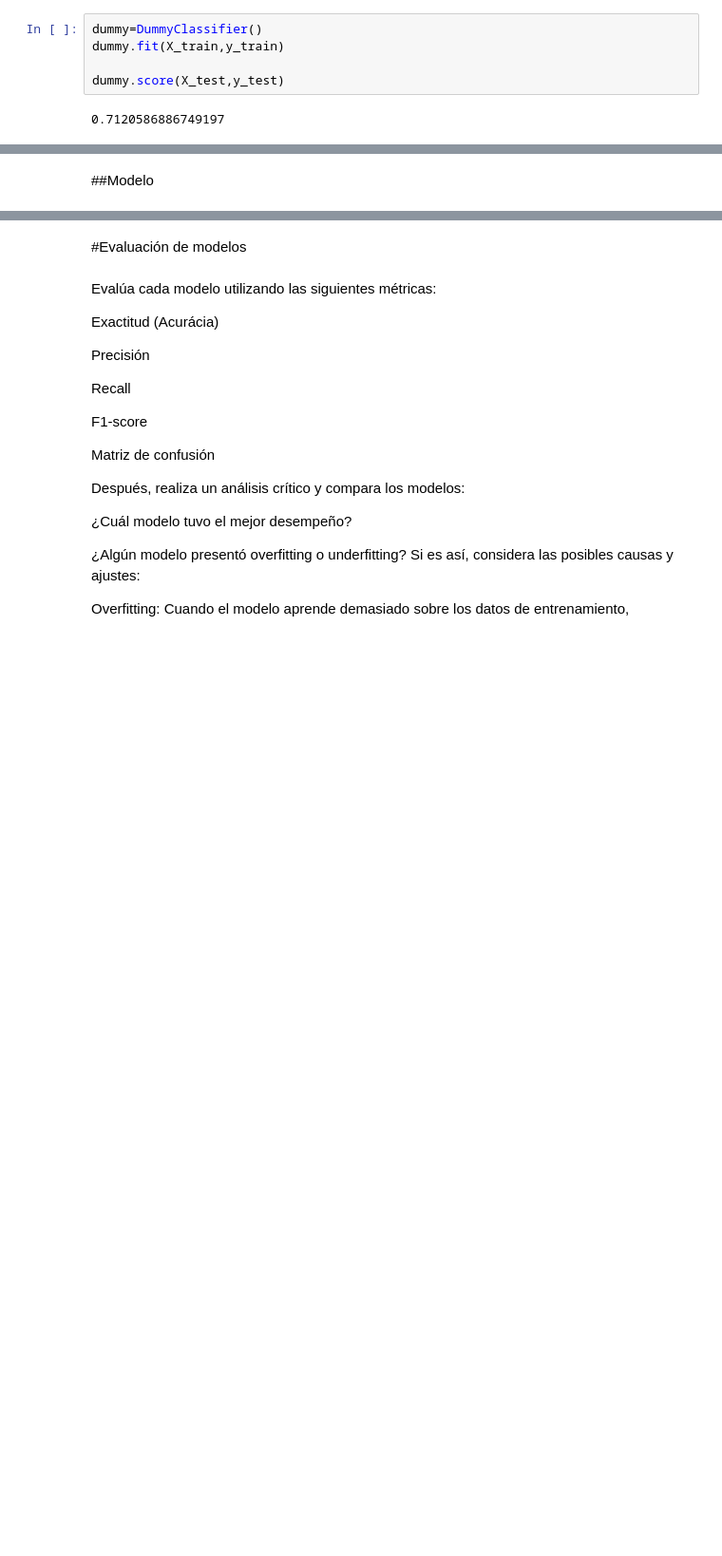
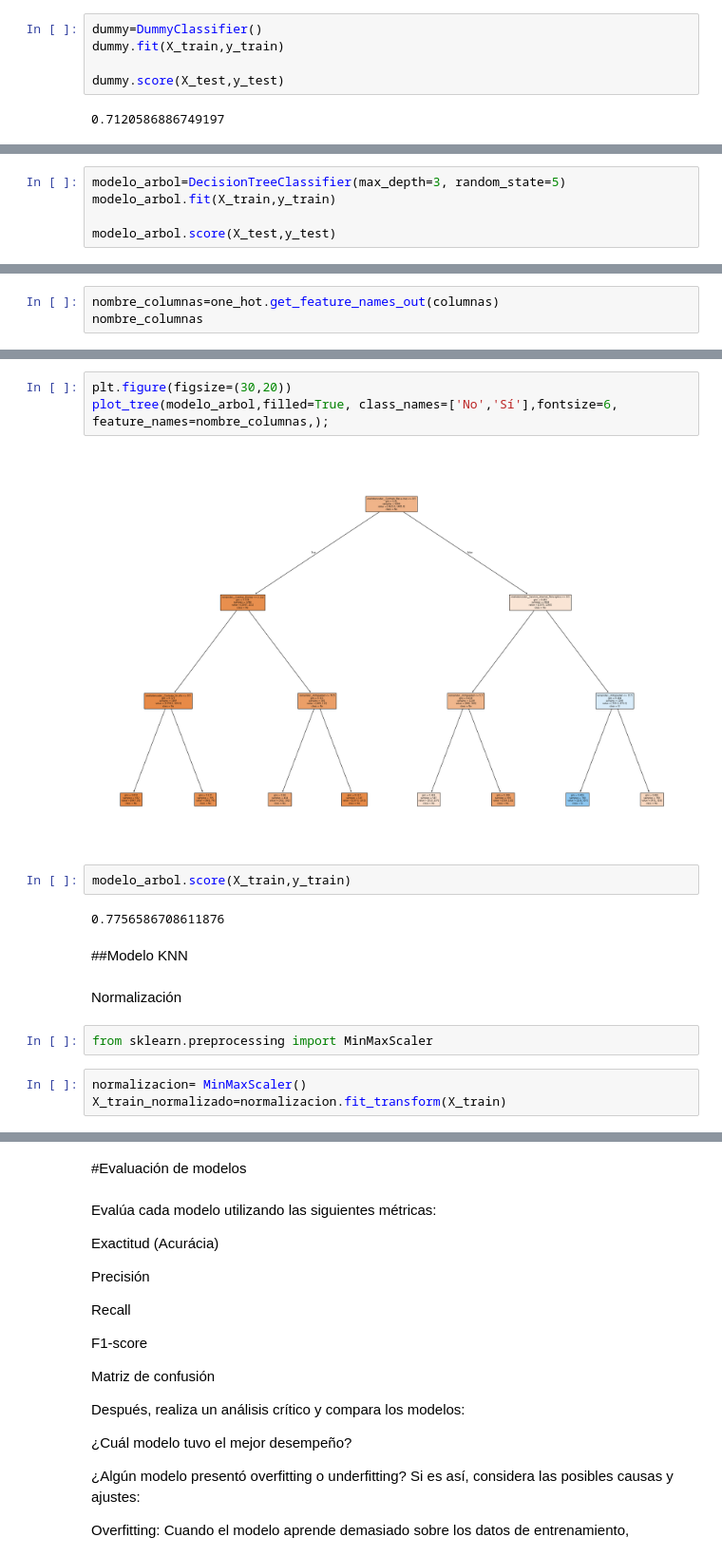
Before and after one commit to HadLe8/Challenge_TelecomX_Parte2, a Jupyter notebook: Challenge_TelecomX_Parte2.ipynb, the cells around one changed output, grey strips where cells are left out. Shown at 95% size. Cells and saved outputs as stored; diff of their text form; blank space fills up the shorter version.

Commit message:
Normalización para KNN

```diff
--- a/Challenge_TelecomX_Parte2.ipynb
+++ b/Challenge_TelecomX_Parte2.ipynb
@@ -301,0 +302,5 @@ dummy.score(X_test,y_test)
+# %%
+modelo_arbol=DecisionTreeClassifier(max_depth=3, random_state=5)
+modelo_arbol.fit(X_train,y_train)
+
+modelo_arbol.score(X_test,y_test)
@@ -301,0 +312,3 @@ dummy.score(X_test,y_test)
+# %%
+nombre_columnas=one_hot.get_feature_names_out(columnas)
+nombre_columnas
@@ -302,2 +333,18 @@ dummy.score(X_test,y_test)
+# %%
+plt.figure(figsize=(30,20))
+plot_tree(modelo_arbol,filled=True, class_names=['No','Sí'],fontsize=6, feature_names=nombre_columnas,);
+# %% [output]
+[figure, added]
+# %%
+modelo_arbol.score(X_train,y_train)
+# %% [output]
+0.7756586708611876
 # %% [markdown]
-##Modelo
+##Modelo KNN
+# %% [markdown]
+Normalización
+# %%
+from sklearn.preprocessing import MinMaxScaler
+# %%
+normalizacion= MinMaxScaler()
+X_train_normalizado=normalizacion.fit_transform(X_train)
```
Also changed, not shown: parts of 8 cells of this notebook.
